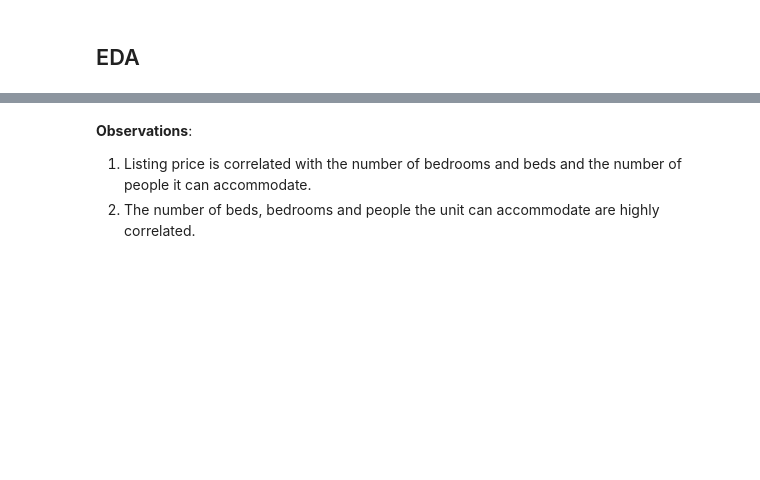
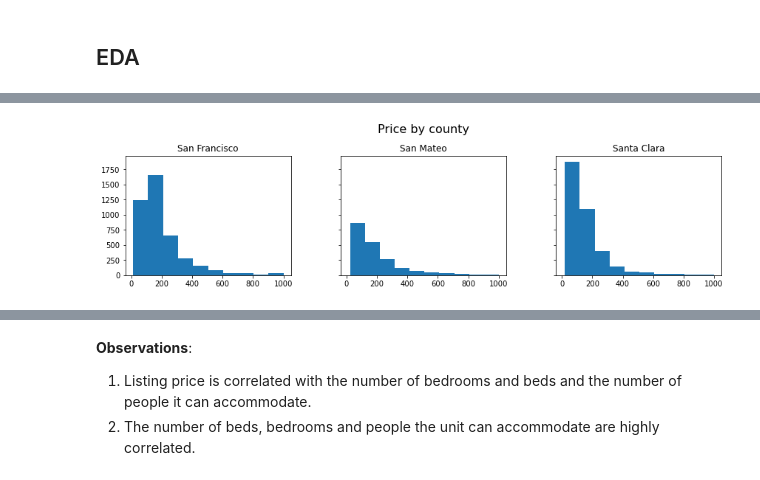
Before and after one commit to AnnieW2014/GA_Capstone, a Jupyter notebook: Code/Capstone_ListingData_Modeling_AW.ipynb, the cells around one changed output, grey strips where cells are left out. Saved outputs shown, nothing was run; the diff lists cells and outputs as text; code cells hidden in the pictures; blank space fills up the shorter version.

```diff
--- a/Code/Capstone_ListingData_Modeling_AW.ipynb
+++ b/Code/Capstone_ListingData_Modeling_AW.ipynb
@@ -114,8 +131,13 @@ train['price'].hist();
 # %%
-train.hist(column='price', by='county', figsize=(14,3), layout=(1,3), xrot=0, legend=False, sharex=True, sharey=True)
+train.hist(column='price', by='county', figsize=(14,3),
+           layout=(1,3), xrot=0, legend=False,
+           sharex=True, sharey=True)
+plt.suptitle('Price by county', x=0.5, y=1.1, fontsize=16)
 ;
-plt.suptitle('Price per night by county', x=0.5, y=1.1, fontsize=16)
-#plt.savefig('../Plots/price_bycounty_hist2.png')
+
+plt.savefig('../Plots/price_bycounty_hist2.png', bbox_inches='tight')
+# %% [output]
+[figure, added]
 # %%
 train.groupby('county')['price'].hist(alpha=0.3, legend=True)
 plt.legend()
```
Also changed, not shown: parts of 32 cells of this notebook.
